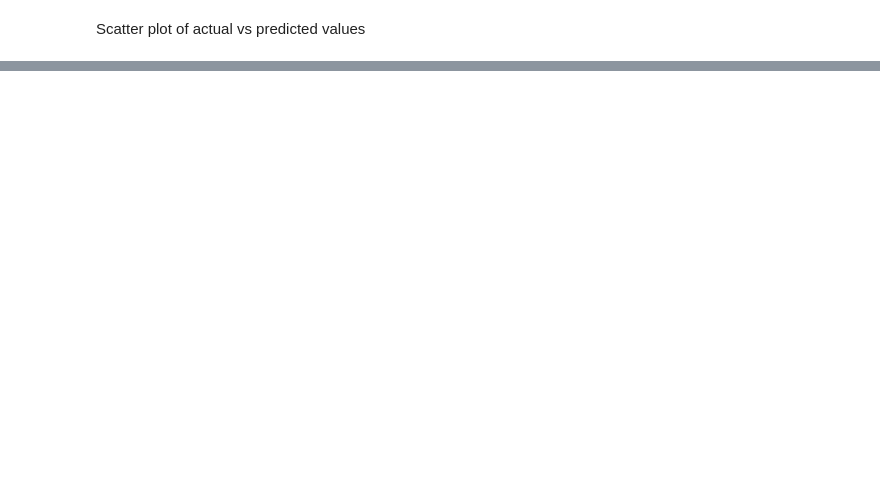
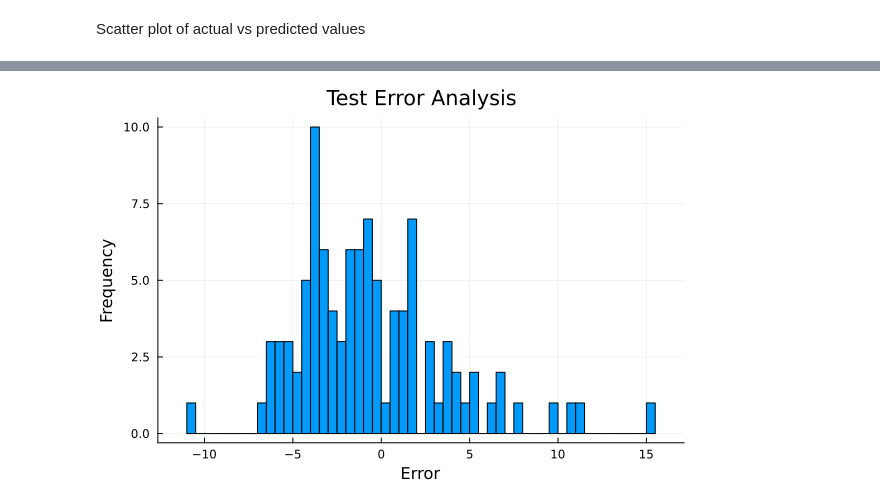
Before and after one commit to LatentDream/statistics, a Jupyter notebook: housing/analysis.ipynb, the cells around one changed output, grey strips where cells are left out. Drawn from its saved outputs; the diff is of its cells as text; code cells hidden in the pictures; blank space fills up the shorter version.

```diff
--- a/housing/analysis.ipynb
+++ b/housing/analysis.ipynb
@@ -262,0 +226,3 @@ stepwise(df, :Fertility, false, false)
+# %%
+fm = @formula(Y_MV ~ X1_CRIM + X2_NOX + X4_DIS + X5_RM + X6_LSTAT + X7_RAD + X8_CHAS + X10_TAX + X11_PT)
+linearRegressor = lm(fm, train)
@@ -262,0 +254,36 @@ stepwise(df, :Fertility, false, false)
+# %%
+# Prediction
+ypredicted_test = predict(linearRegressor, test)
+ypredicted_train = predict(linearRegressor, train)
+
+# Test Performance DataFrame (compute squared error)
+performance_testdf = DataFrame(y_actual = test[!,:Y_MV], y_predicted = ypredicted_test)
+performance_testdf.error = performance_testdf[!,:y_actual] - performance_testdf[!,:y_predicted]
+performance_testdf.error_sq = performance_testdf.error.*performance_testdf.error
+
+# Train Performance DataFrame (compute squared error)
+performance_traindf = DataFrame(y_actual = train[!,:Y_MV], y_predicted = ypredicted_train)
+performance_traindf.error = performance_traindf[!,:y_actual] - performance_traindf[!,:y_predicted]
+performance_traindf.error_sq = performance_traindf.error.*performance_traindf.error ;
+
+
+function mape(performance_df)
+    mape = mean(abs.(performance_df.error./performance_df.y_actual))
+    return mape
+end
+
+function rmse(performance_df)
+    rmse = sqrt(mean(performance_df.error.*performance_df.error))
+    return rmse
+end
+
+# Test Error
+println("Mean Absolute test error: ",mean(abs.(performance_testdf.error)))
+println("Mean Aboslute Percentage test error: ",mape(performance_testdf))
+println("Root mean square test error: ",rmse(performance_testdf))
+println("Mean square test error: ",mean(performance_testdf.error_sq), "\n")
+
+println("Mean train error: ",mean(abs.(performance_traindf.error)))
+println("Mean Absolute Percentage train error: ",mape(performance_traindf))
+println("Root mean square train error: ",rmse(performance_traindf))
+println("Mean square train error: ",mean(performance_traindf.error_sq))
@@ -262,0 +300,4 @@ stepwise(df, :Fertility, false, false)
+# %%
+histogram(performance_testdf.error, bins = 50, title = "Test Error Analysis", ylabel = "Frequency", xlabel = "Error",legend = false)
+# %% [output]
+[figure, added]
```
Also changed, not shown: parts of 20 cells of this notebook.
